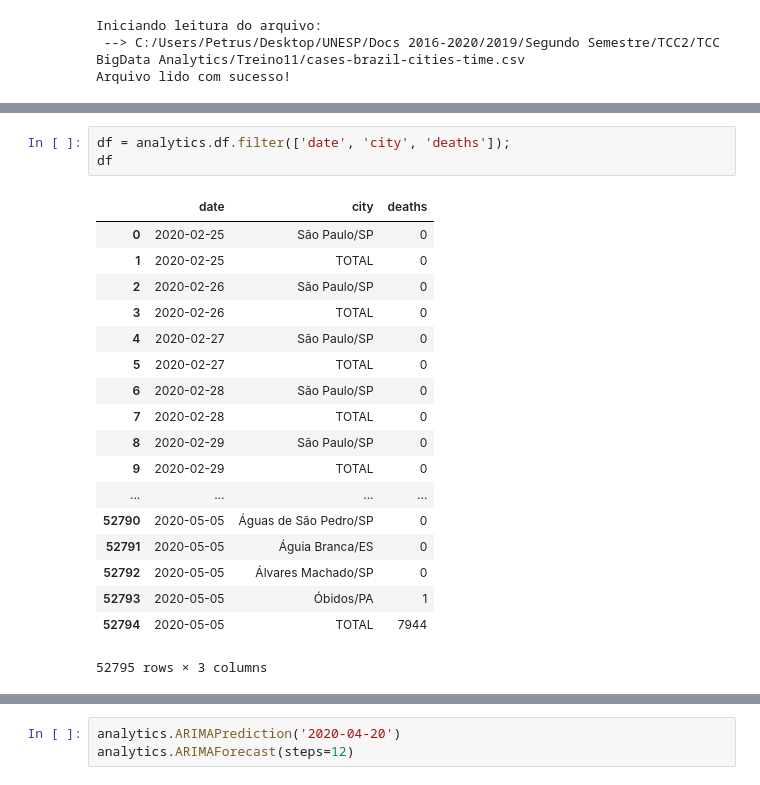
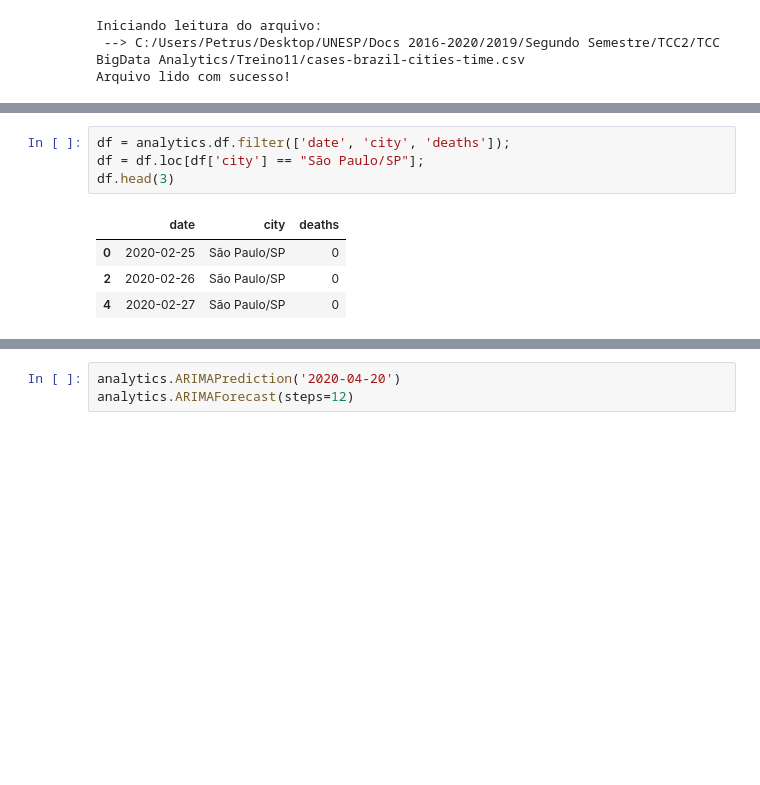
Before and after one commit to EverNife/DataAnalytics-API, a Jupyter notebook: Treino11/Treino11_CovidArima.ipynb, the cells around one changed output, grey strips where cells are left out. Drawn from its saved outputs; the diff is of its cells as text; blank space fills up the shorter version.

```diff
--- a/Treino11/Treino11_CovidArima.ipynb
+++ b/Treino11/Treino11_CovidArima.ipynb
@@ -28,22 +24,9 @@ analytics.df.head(5)
 # %%
 df = analytics.df.filter(['date', 'city', 'deaths']);
-df
+df = df.loc[df['city'] == "São Paulo/SP"];
+df.head(3)
 # %% [output]
 |  | date | city | deaths |
 | 0 | 2020-02-25 | São Paulo/SP | 0 |
-| 1 | 2020-02-25 | TOTAL | 0 |
 | 2 | 2020-02-26 | São Paulo/SP | 0 |
-| 3 | 2020-02-26 | TOTAL | 0 |
 | 4 | 2020-02-27 | São Paulo/SP | 0 |
-| 5 | 2020-02-27 | TOTAL | 0 |
-| 6 | 2020-02-28 | São Paulo/SP | 0 |
-| 7 | 2020-02-28 | TOTAL | 0 |
-| 8 | 2020-02-29 | São Paulo/SP | 0 |
-| 9 | 2020-02-29 | TOTAL | 0 |
-| ... | ... | ... | ... |
-| 52790 | 2020-05-05 | Águas de São Pedro/SP | 0 |
-| 52791 | 2020-05-05 | Águia Branca/ES | 0 |
-| 52792 | 2020-05-05 | Álvares Machado/SP | 0 |
-| 52793 | 2020-05-05 | Óbidos/PA | 1 |
-| 52794 | 2020-05-05 | TOTAL | 7944 |
-52795 rows × 3 columns
```
Also changed, not shown: parts of 7 cells of this notebook.
